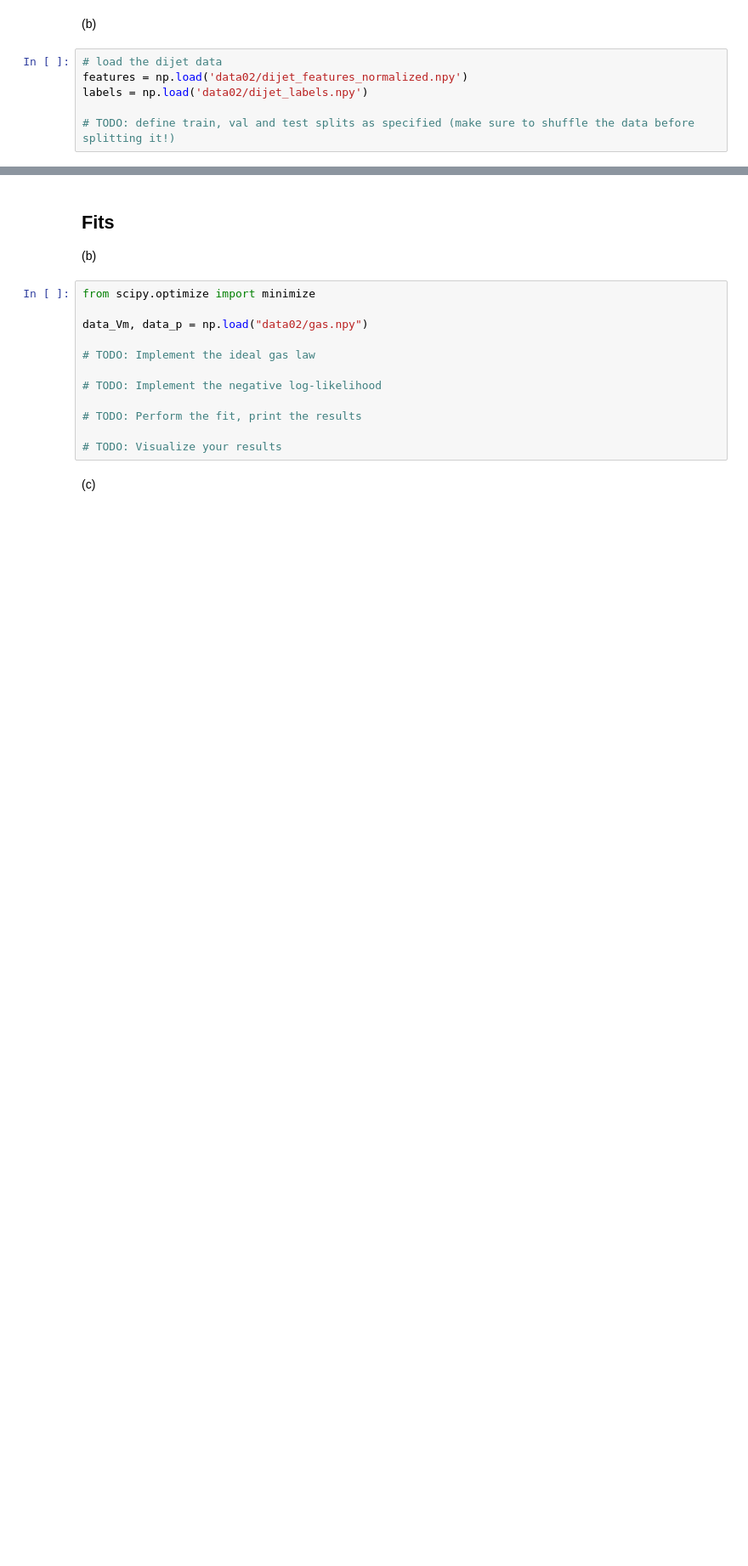
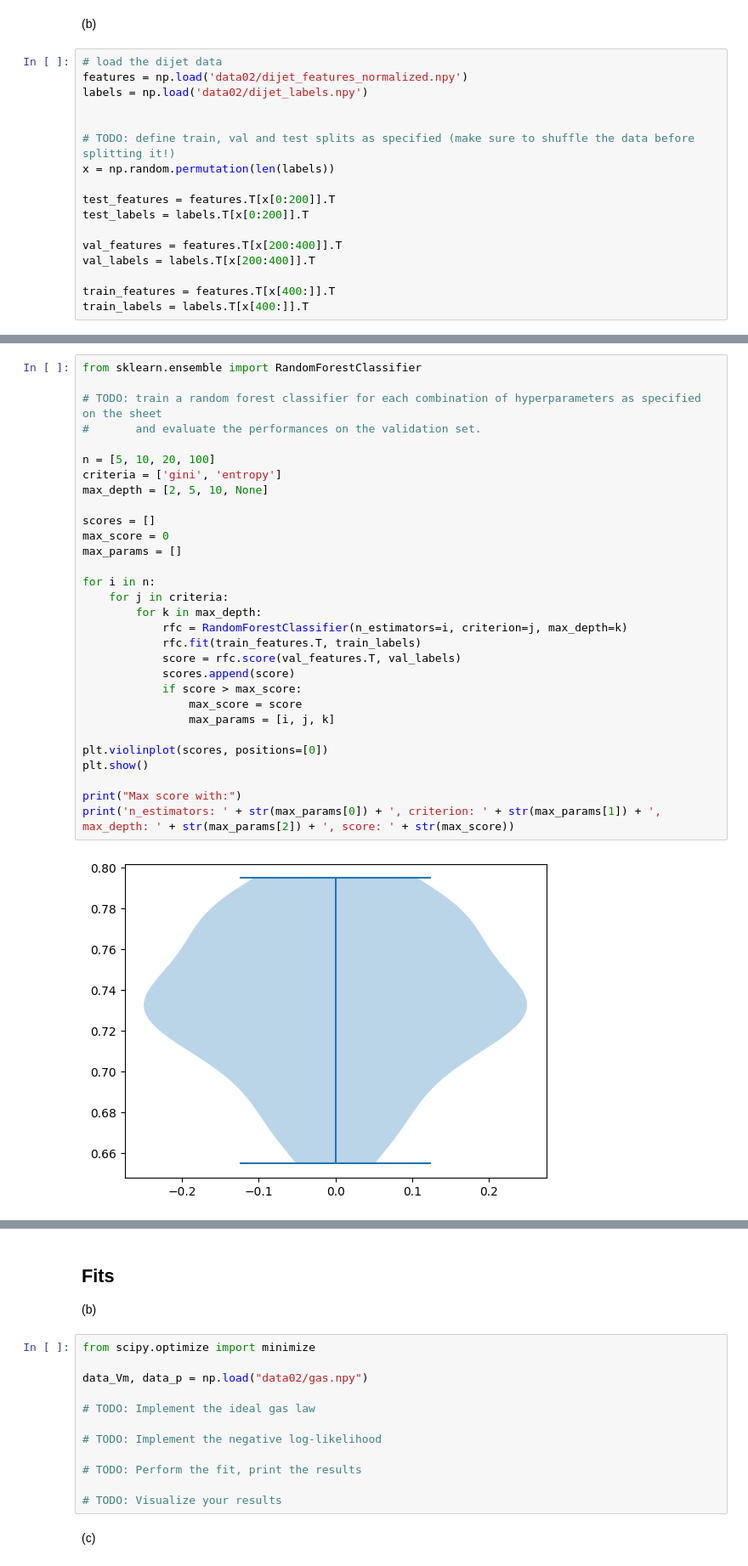
Before and after one commit to bGuenes/mlph2023-Exercises, a Jupyter notebook: sheet02.ipynb, the cells around one changed output, grey strips where cells are left out. Shown at 85% size. Drawn from its saved outputs; the diff is of its cells as text; blank space fills up the shorter version.

```diff
--- a/sheet02.ipynb
+++ b/sheet02.ipynb
@@ -82,4 +73,15 @@ plt.violinplot([pts[labels==0], pts[labels==1]], positions=[0,1], showmeans=True
 features = np.load('data02/dijet_features_normalized.npy')
 labels = np.load('data02/dijet_labels.npy')
 
+
 # TODO: define train, val and test splits as specified (make sure to shuffle the data before splitting it!)
+x = np.random.permutation(len(labels))
+
+test_features = features.T[x[0:200]].T
+test_labels = labels.T[x[0:200]].T
+
+val_features = features.T[x[200:400]].T
+val_labels = labels.T[x[200:400]].T
+
+train_features = features.T[x[400:]].T
+train_labels = labels.T[x[400:]].T
@@ -90,0 +88,32 @@ from sklearn.ensemble import RandomForestClassifier
+# %%
+from sklearn.ensemble import RandomForestClassifier
+
+# TODO: train a random forest classifier for each combination of hyperparameters as specified on the sheet
+#       and evaluate the performances on the validation set.
+
+n = [5, 10, 20, 100]
+criteria = ['gini', 'entropy']
+max_depth = [2, 5, 10, None]
+
+scores = []
+max_score = 0
+max_params = []
+
+for i in n:
+    for j in criteria:
+        for k in max_depth:
+            rfc = RandomForestClassifier(n_estimators=i, criterion=j, max_depth=k)
+            rfc.fit(train_features.T, train_labels)
+            score = rfc.score(val_features.T, val_labels)
+            scores.append(score)
+            if score > max_score:
+                max_score = score
+                max_params = [i, j, k]
+
+plt.violinplot(scores, positions=[0])
+plt.show()
+
+print("Max score with:")
+print('n_estimators: ' + str(max_params[0]) + ', criterion: ' + str(max_params[1]) + ', max_depth: ' + str(max_params[2]) + ', score: ' + str(max_score))
+# %% [output]
+[figure, added]
```
Also changed, not shown: parts of 5 cells of this notebook.
